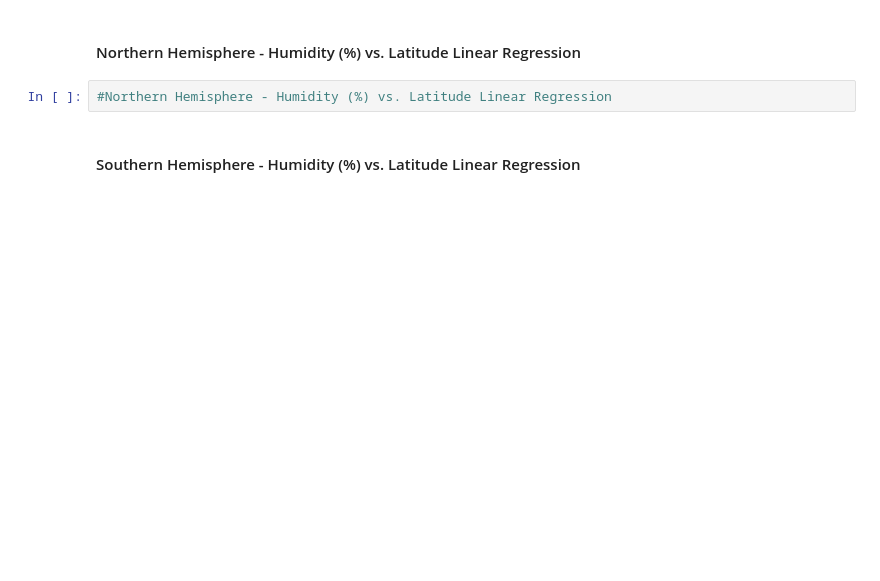
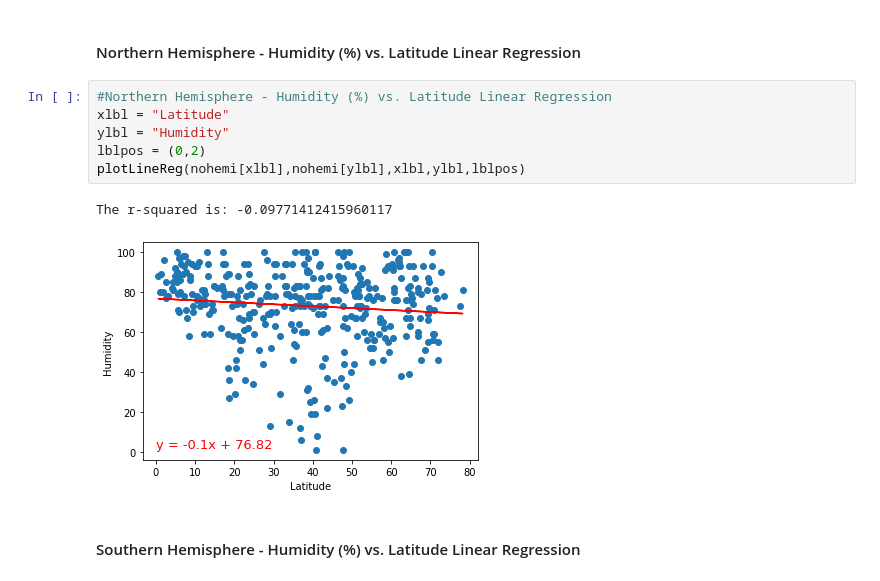
Before and after one commit to tipton-max01/6_python-api-challenge, a Jupyter notebook: WeatherPy.ipynb, the cells around one changed output. Drawn from its saved outputs; the diff is of its cells as text; blank space fills up the shorter version.

```diff
--- a/WeatherPy.ipynb
+++ b/WeatherPy.ipynb
@@ -333,6 +341,13 @@ The r-squared is: 0.7092868697735751
 ####  Northern Hemisphere - Humidity (%) vs. Latitude Linear Regression
 # %%
 #Northern Hemisphere - Humidity (%) vs. Latitude Linear Regression
+xlbl = "Latitude"
+ylbl = "Humidity"
+lblpos = (0,2)
+plotLineReg(nohemi[xlbl],nohemi[ylbl],xlbl,ylbl,lblpos)
+# %% [output]
+The r-squared is: -0.09771412415960117
+[figure, added]
 # %% [markdown]
 ####  Southern Hemisphere - Humidity (%) vs. Latitude Linear Regression
 # %%
```
Also changed, not shown: parts of 16 cells of this notebook.
